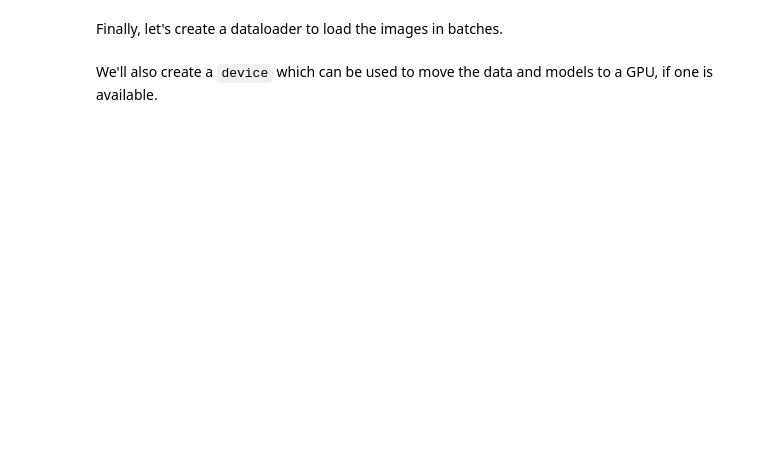
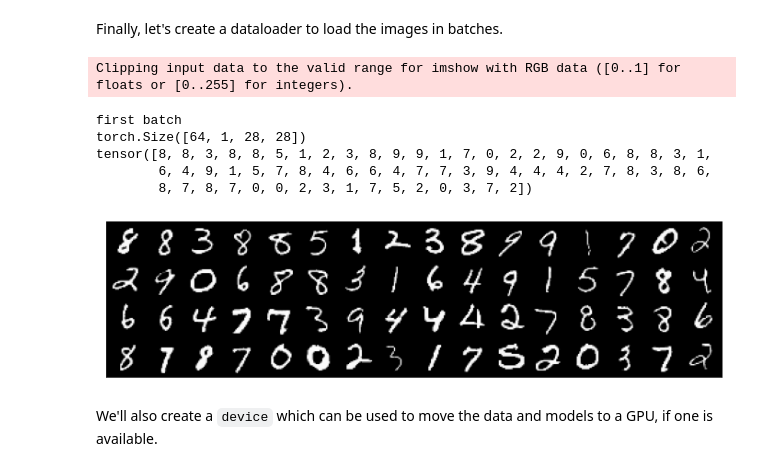
Before and after one commit to hizuka590/learning-pytorch, a Jupyter notebook: 06-mnist-gan/06-mnist-gan.ipynb, the cells around one changed output. Drawn from its saved outputs; the diff is of its cells as text; code cells hidden in the pictures; blank space fills up the shorter version.

```diff
--- a/06-mnist-gan/06-mnist-gan.ipynb
+++ b/06-mnist-gan/06-mnist-gan.ipynb
@@ -78,12 +127,24 @@ from torch.utils.data import DataLoader
 batch_size = 100
 data_loader = DataLoader(mnist, batch_size, shuffle=True)
 # %%
+from torchvision.utils import make_grid
 for img_batch, label_batch in data_loader:
     print('first batch')
     print(img_batch.shape)
-    plt.imshow(img_batch[0][0], cmap='gray')
+#     plt.imshow(img_batch[0][0], cmap='gray')
     print(label_batch)
+    fig, ax = plt.subplots(figsize=(12, 6))
+    ax.set_xticks([]); ax.set_yticks([])
+    ax.imshow(make_grid(img_batch, nrow=16).permute(1, 2, 0))
     break
+# %% [output]
+Clipping input data to the valid range for imshow with RGB data ([0..1] for floats or [0..255] for integers).
+first batch
+torch.Size([64, 1, 28, 28])
+tensor([8, 8, 3, 8, 8, 5, 1, 2, 3, 8, 9, 9, 1, 7, 0, 2, 2, 9, 0, 6, 8, 8, 3, 1,
+        6, 4, 9, 1, 5, 7, 8, 4, 6, 6, 4, 7, 7, 3, 9, 4, 4, 4, 2, 7, 8, 3, 8, 6,
+        8, 7, 8, 7, 0, 0, 2, 3, 1, 7, 5, 2, 0, 3, 7, 2])
+[figure, added]
 # %% [markdown]
 We'll also create a `device` which can be used to move the data and models to a GPU, if one is available.
 # %%
```
Also changed, not shown: parts of 26 cells of this notebook, 16 other files.
